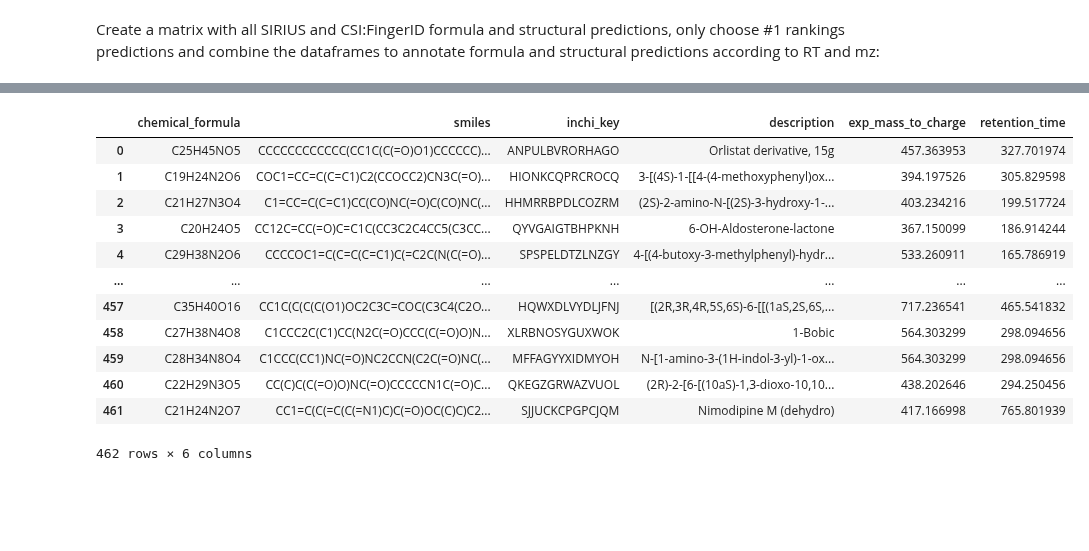
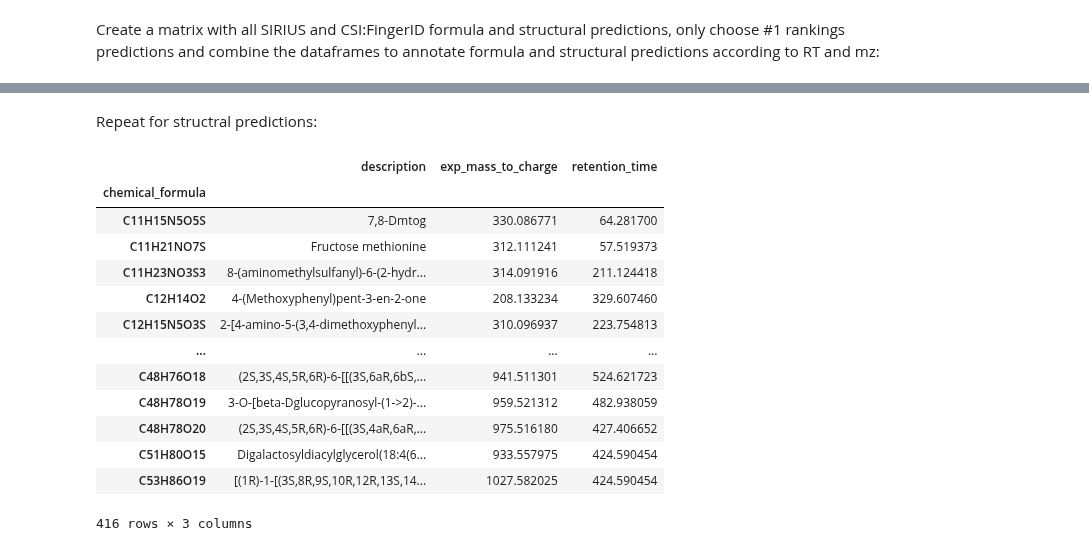
Before and after one commit to eeko-kon/pyOpenMS_UmetaFlow, a Jupyter notebook: 8.1_DataAnalysis.ipynb, the cells around one changed output, grey strips where cells are left out. Saved outputs shown, nothing was run; the diff lists cells and outputs as text; code cells hidden in the pictures; blank space fills up the shorter version.

```diff
--- a/8.1_DataAnalysis.ipynb
+++ b/8.1_DataAnalysis.ipynb
@@ -694,17 +680,0 @@ df_formulas
-# %%
-from itertools import chain
-from collections import defaultdict
-
-dict=defaultdict(lambda:list)
-for formula in np.unique(df_formulas.index):
-    if len(df_formulas_helper[df_formulas_helper["chemical_formula"]==formula])>=2:
-        #print((df_formulas_helper[df_formulas_helper["chemical_formula"]==formula]).values.tolist())
-        for i, lists in enumerate((df_formulas_helper[df_formulas_helper["chemical_formula"]==formula]).values.tolist()):
-            for list in lists:
-                list= map(int, list.split())
-                print(list)
-                key, value= list[0], list[1:]
-                dict[key]= value
-            print(i, lists)
-            print(dict)
-    #    print(df_formulas_helper[df_formulas_helper["chemical_formula"]==formula[i+1]])
@@ -733,4 +680,0 @@ class map(object)
-# %%
-df_formulas= df_formulas.reset_index()
-df_formulas.to_csv("results/formulas/ALL_SIRIUS_rank1.tsv", sep="\t", index= None)
-df_formulas
@@ -736,0 +765,13 @@ df_formulas
+# %%
+df_formulas= pd.DataFrame(dict.items(), columns=['formulas', 'mz and RT'], index= None)
+
+split_df = pd.DataFrame(df_formulas["mz and RT"].tolist(), columns = ["mz and RT"])
+split_df = pd.DataFrame(split_df["mz and RT"].tolist(), columns = ['mz', 'RT'])
+
+df = pd.concat([df_formulas, split_df], axis=1)
+df= df.drop(columns=["mz and RT"])
+df= df.set_index("formulas")
+DF= pd.concat([df, df_singletons], axis=0)
+DF= DF.reset_index()
+DF.to_csv("results/formulas/ALL_SIRIUS_rank1.tsv", sep="\t", index= None)
+DF
@@ -737,36 +792,44 @@ df_formulas
+# %% [markdown]
+Repeat for structral predictions:
 # %%
 DF_CSI= []
 for i, formulas in enumerate(input_structures):
     df= pd.read_csv(formulas, index_col="Unnamed: 0")
     df_rank= df.filter(regex=fr"opt_global_rank")
     df_score=df.filter(regex=fr"best_search_engine_score")
     df_opt=df.filter(regex=fr"opt")
     cols_score= df_score.columns
     cols_opt= df_opt.columns
     for i, row in df_rank.iterrows():
         if row.sum()>=2:
             df.loc[[i],row.index] = np.nan
     df= df.dropna()
     df= df.drop(columns=cols_score)
     df= df.drop(columns= cols_opt)
     df= df.drop(columns= "identifier")
     df=df.reset_index()
     df= df.drop(columns="index")
     DF_CSI.append(df)
 
-df_structures = reduce(lambda  left,right: pd.merge(left,right,on=['chemical_formula'], how="outer"), DF_CSI)
+
+df_structures= pd.concat(DF_CSI, axis=0).sort_values("chemical_formula")
+df_structures = df_structures.drop_duplicates(subset=['inchi_key'], keep='first')
+df_structures= df_structures.drop(columns=["smiles", "inchi_key"])
+df_structures_helper= df_structures.copy(deep=True)
+df_structures= df_structures.set_index("chemical_formula")
 df_structures
 # %% [output]
-|  | chemical_formula | smiles | inchi_key | description | exp_mass_to_charge | retention_time |
-| 0 | C25H45NO5 | CCCCCCCCCCCC(CC1C(C(=O)O1)CCCCCC)... | ANPULBVRORHAGO | Orlistat derivative, 15g | 457.363953 | 327.701974 |
-| 1 | C19H24N2O6 | COC1=CC=C(C=C1)C2(CCOCC2)CN3C(=O)... | HIONKCQPRCROCQ | 3-[(4S)-1-[[4-(4-methoxyphenyl)ox... | 394.197526 | 305.829598 |
-| 2 | C21H27N3O4 | C1=CC=C(C=C1)CC(CO)NC(=O)C(CO)NC(... | HHMRRBPDLCOZRM | (2S)-2-amino-N-[(2S)-3-hydroxy-1-... | 403.234216 | 199.517724 |
-| 3 | C20H24O5 | CC12C=CC(=O)C=C1C(CC3C2C4CC5(C3CC... | QYVGAIGTBHPKNH | 6-OH-Aldosterone-lactone | 367.150099 | 186.914244 |
-| 4 | C29H38N2O6 | CCCCOC1=C(C=C(C=C1)C(=C2C(N(C(=O)... | SPSPELDTZLNZGY | 4-[(4-butoxy-3-methylphenyl)-hydr... | 533.260911 | 165.786919 |
-| ... | ... | ... | ... | ... | ... | ... |
-| 457 | C35H40O16 | CC1C(C(C(C(O1)OC2C3C=COC(C3C4(C2O... | HQWXDLVYDLJFNJ | [(2R,3R,4R,5S,6S)-6-[[(1aS,2S,6S,... | 717.236541 | 465.541832 |
-| 458 | C27H38N4O8 | C1CCC2C(C1)CC(N2C(=O)CCC(C(=O)O)N... | XLRBNOSYGUXWOK | 1-Bobic | 564.303299 | 298.094656 |
-| 459 | C28H34N8O4 | C1CCC(CC1)NC(=O)NC2CCN(C2C(=O)NC(... | MFFAGYYXIDMYOH | N-[1-amino-3-(1H-indol-3-yl)-1-ox... | 564.303299 | 298.094656 |
-| 460 | C22H29N3O5 | CC(C)C(C(=O)O)NC(=O)CCCCCN1C(=O)C... | QKEGZGRWAZVUOL | (2R)-2-[6-[(10aS)-1,3-dioxo-10,10... | 438.202646 | 294.250456 |
-| 461 | C21H24N2O7 | CC1=C(C(=C(C(=N1)C)C(=O)OC(C)C)C2... | SJJUCKCPGPCJQM | Nimodipine M (dehydro) | 417.166998 | 765.801939 |
+|  | description | exp_mass_to_charge | retention_time |
+| chemical_formula |  |  |  |
+| C11H15N5O5S | 7,8-Dmtog | 330.086771 | 64.281700 |
+| C11H21NO7S | Fructose methionine | 312.111241 | 57.519373 |
+| C11H23NO3S3 | 8-(aminomethylsulfanyl)-6-(2-hydr... | 314.091916 | 211.124418 |
+| C12H14O2 | 4-(Methoxyphenyl)pent-3-en-2-one | 208.133234 | 329.607460 |
+| C12H15N5O3S | 2-[4-amino-5-(3,4-dimethoxyphenyl... | 310.096937 | 223.754813 |
+| ... | ... | ... | ... |
+| C48H76O18 | (2S,3S,4S,5R,6R)-6-[[(3S,6aR,6bS,... | 941.511301 | 524.621723 |
+| C48H78O19 | 3-O-[beta-Dglucopyranosyl-(1->2)-... | 959.521312 | 482.938059 |
+| C48H78O20 | (2S,3S,4S,5R,6R)-6-[[(3S,4aR,6aR,... | 975.516180 | 427.406652 |
+| C51H80O15 | Digalactosyldiacylglycerol(18:4(6... | 933.557975 | 424.590454 |
+| C53H86O19 | [(1R)-1-[(3S,8R,9S,10R,12R,13S,14... | 1027.582025 | 424.590454 |
-462 rows × 6 columns
+416 rows × 3 columns
```
Also changed, not shown: parts of 20 cells of this notebook, 2 other files.
